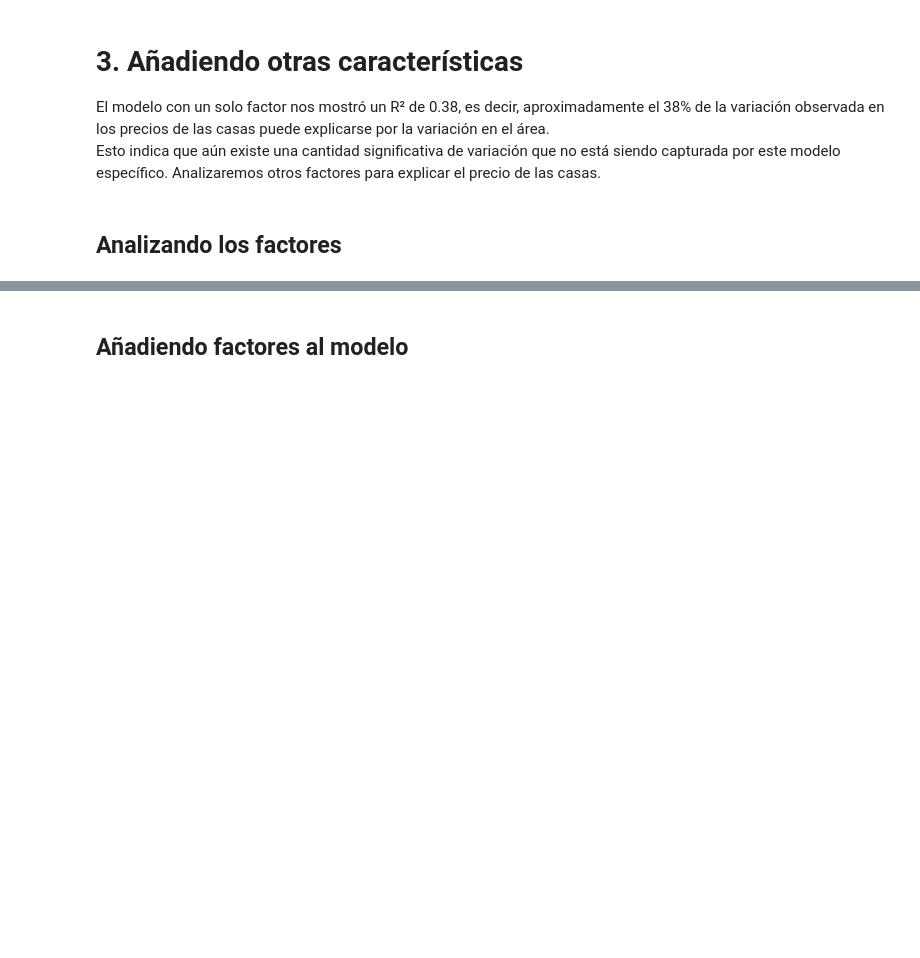
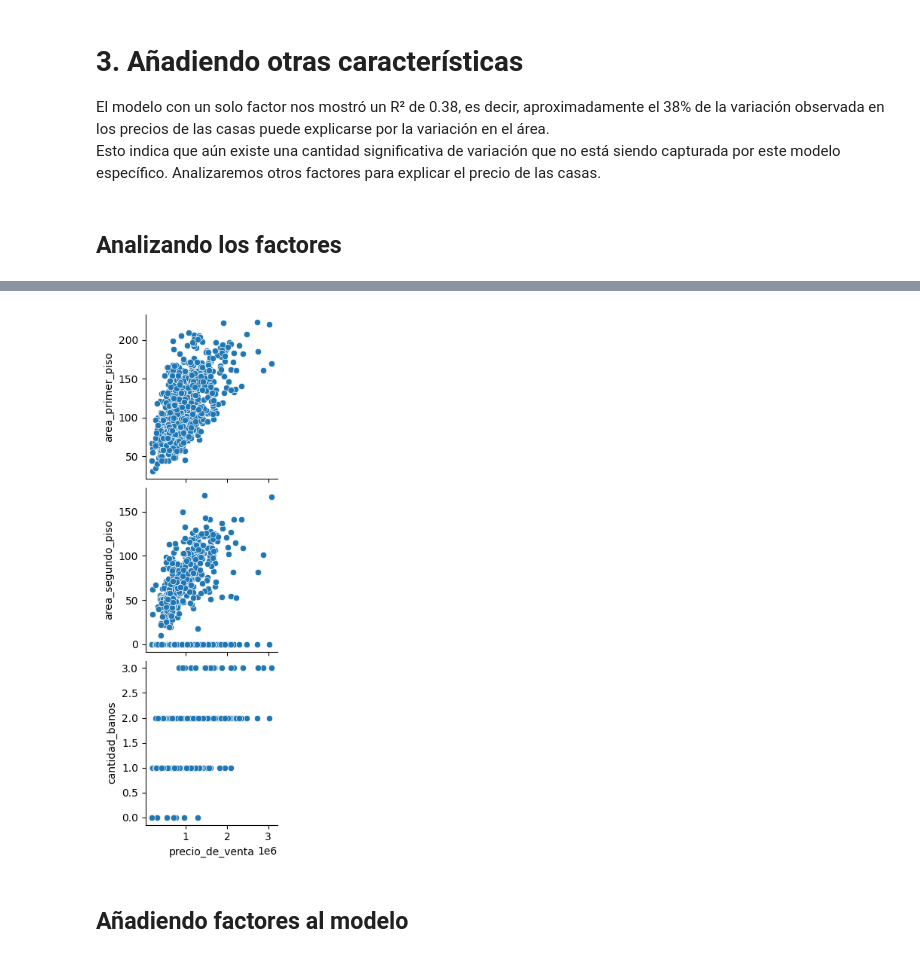
Before and after one commit to Starleen1996/Machine-Learning, a Jupyter notebook: precios_de_inmuebles_regresion_lineal.ipynb, the cells around one changed output, grey strips where cells are left out. Cells and saved outputs as stored; diff of their text form; code cells hidden in the pictures; blank space fills up the shorter version.

```diff
--- a/precios_de_inmuebles_regresion_lineal.ipynb
+++ b/precios_de_inmuebles_regresion_lineal.ipynb
@@ -367,3 +369,12 @@ Esto indica que aún existe una cantidad significativa de variación que no est
+# %%
+#Vamos a analizar solamente y_vars='precio_de_venta'
+sns.pairplot(datos,y_vars=['area_primer_piso','area_segundo_piso','cantidad_banos'],x_vars=['precio_de_venta'])
+plt.show()
+
+#Es una función de seaborn que normalmente crea una matriz de gráficos de dispersión (scatter plots) entre múltiples variables.
+#Pero en este caso se limita a un conjunto específico de variables, gracias a los argumentos x_vars y y_vars.
+# %% [output]
+[figure, added]
 # %% [markdown]
 ## Añadiendo factores al modelo
 # %%
```
Also changed, not shown: parts of 22 cells of this notebook.
